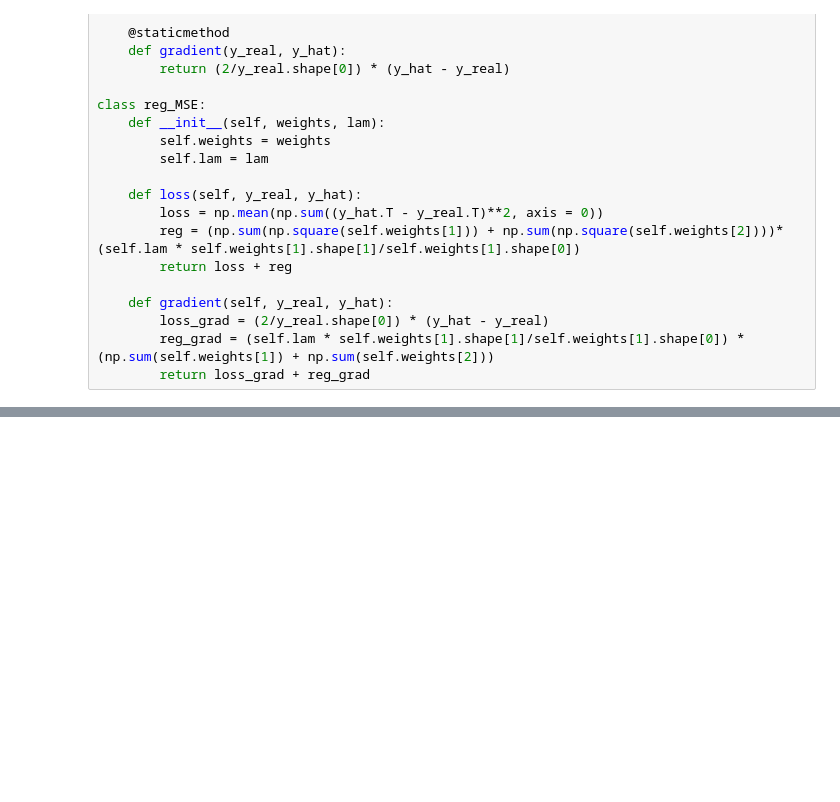
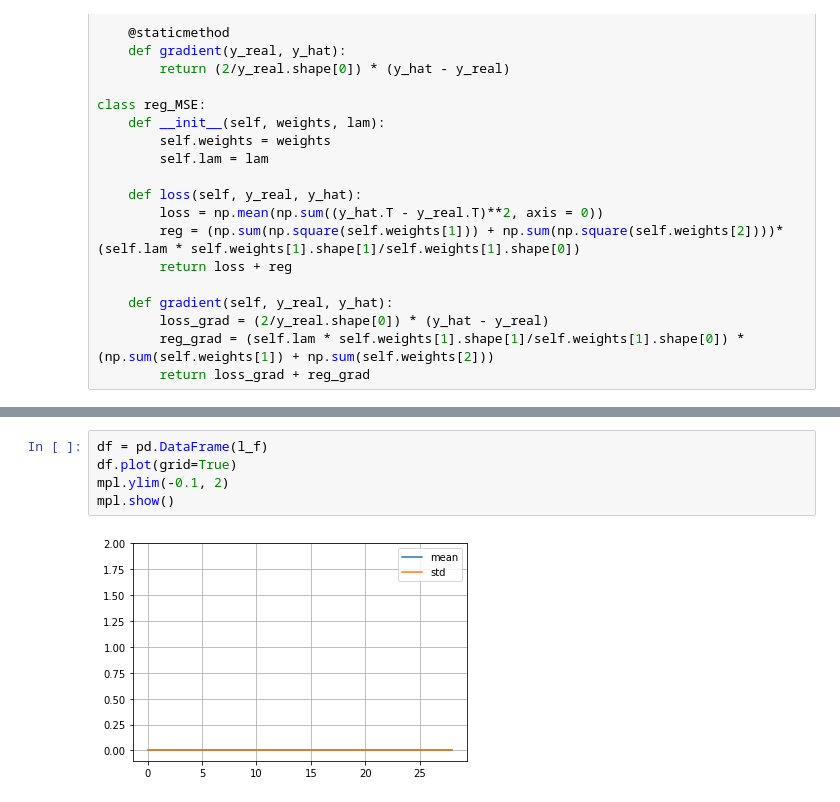
Before and after one commit to amomo25/ProjetDoubleDescente, a Jupyter notebook: ProjetDoubleDescente.ipynb, the cells around one changed output, grey strips where cells are left out. Cells and saved outputs as stored; diff of their text form; blank space fills up the shorter version.

```diff
--- a/ProjetDoubleDescente.ipynb
+++ b/ProjetDoubleDescente.ipynb
@@ -248 +281,8 @@ print(MSE.loss(test_prediction1, test_prediction2))
+# %%
+df = pd.DataFrame(l_f)
+df.plot(grid=True)
+mpl.ylim(-0.1, 2)
+mpl.show()
+# %% [output]
+[figure, added]
 # %%
```
Also changed, not shown: parts of 8 cells of this notebook.
